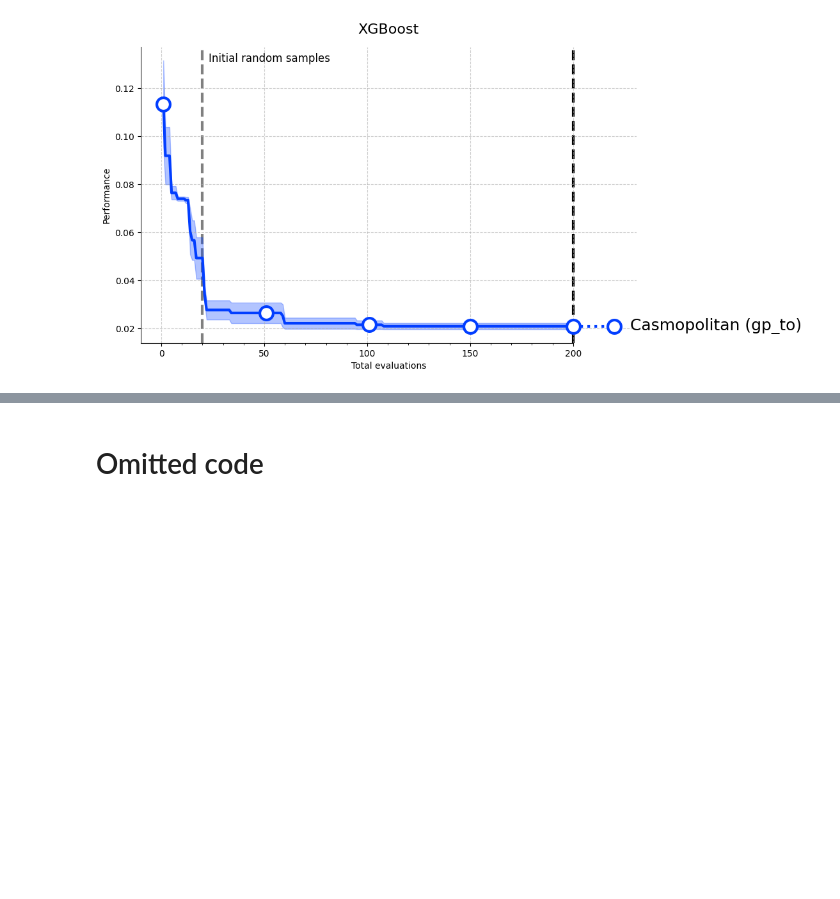
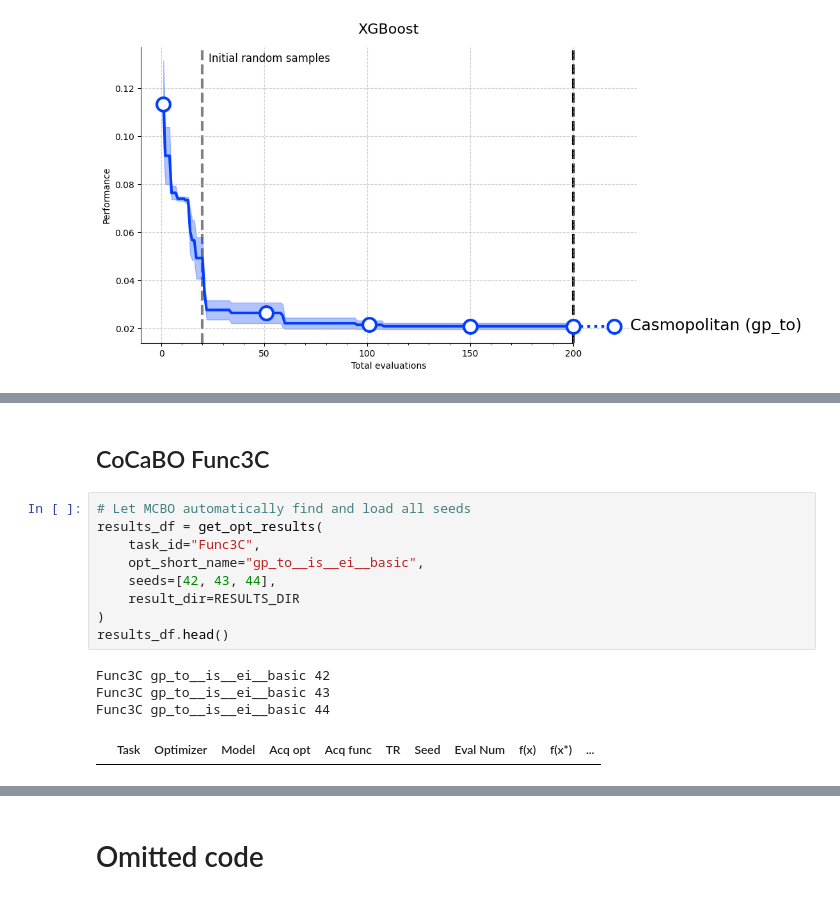
Before and after one commit to FelixJas/HEBO, a Jupyter notebook: MCBO/plotting.ipynb, the cells around one changed output, grey strips where cells are left out. Drawn from its saved outputs; the diff is of its cells as text; blank space fills up the shorter version.

```diff
--- a/MCBO/plotting.ipynb
+++ b/MCBO/plotting.ipynb
@@ -182,0 +234,16 @@ plt.show()
+# %% [markdown]
+## CoCaBO Func3C
+# %%
+# Let MCBO automatically find and load all seeds
+results_df = get_opt_results(
+    task_id="Func3C",
+    opt_short_name="gp_to__is__ei__basic",
+    seeds=[42, 43, 44],
+    result_dir=RESULTS_DIR
+)
+results_df.head()
+# %% [output]
+Func3C gp_to__is__ei__basic 42
+Func3C gp_to__is__ei__basic 43
+Func3C gp_to__is__ei__basic 44
+|  | Task | Optimizer | Model | Acq opt | Acq func | TR | Seed | Eval Num | f(x) | f(x*) | ... |
```
Also changed, not shown: parts of 9 cells of this notebook, 4 other files.
